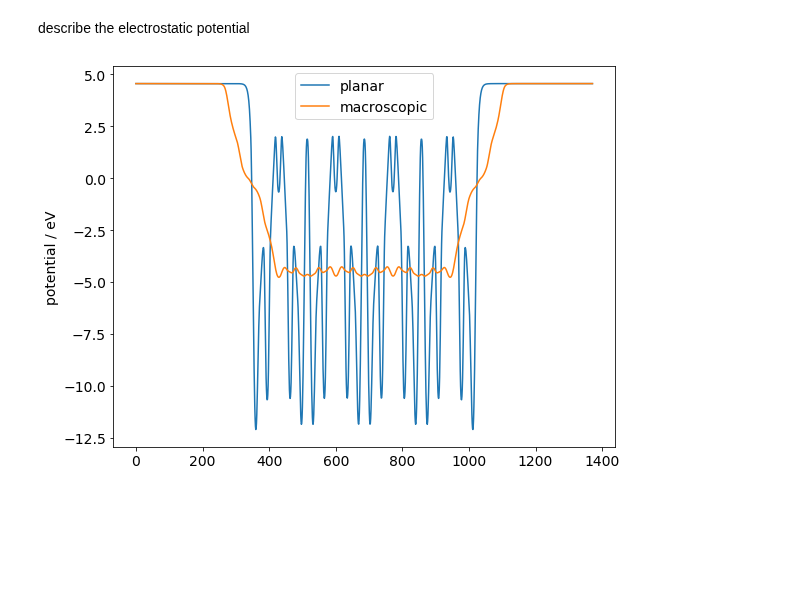
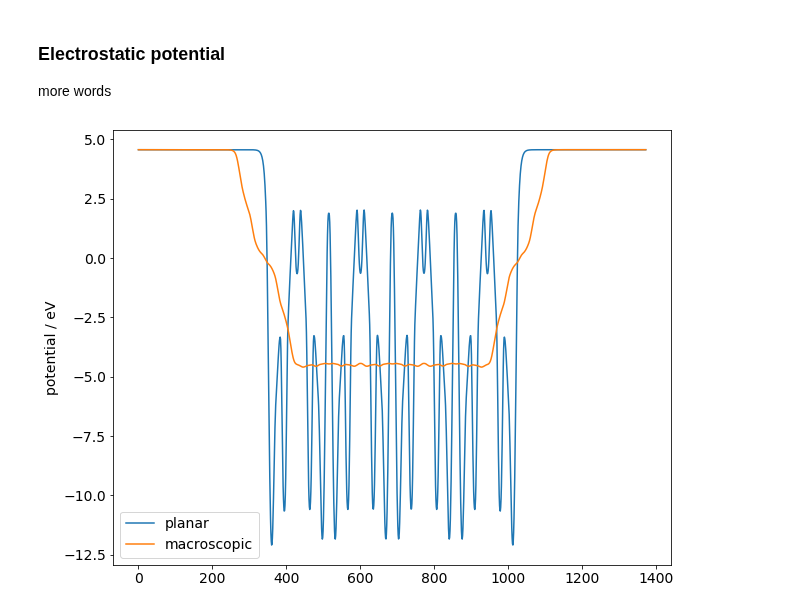
Before and after one commit to SMTG-Bham/surfaxe, a Jupyter notebook: examples/analysis/analysis_example.ipynb, the cells around one changed output. Saved outputs shown, nothing was run; the diff lists cells and outputs as text; code cells hidden in the pictures; blank space fills up the shorter version.

```diff
--- a/examples/analysis/analysis_example.ipynb
+++ b/examples/analysis/analysis_example.ipynb
@@ -19,6 +14,7 @@ a.plot_bond_analysis([('Ti', 'O'), ('Ag', 'S')])
-# %% [markdown]
-describe the electrostatic potential
+# %% [markdown]
+### Electrostatic potential
+more words
 # %%
-a.electrostatic_potential(lattice_vector=11, filename=r'./LOCPOT')
+a.electrostatic_potential(lattice_vector=11.5, filename=r'./LOCPOT')
 # %% [output]
-[figure, old version]
+[figure, new version]
```
Also changed, not shown: parts of 13 cells of this notebook, 12 other files.
